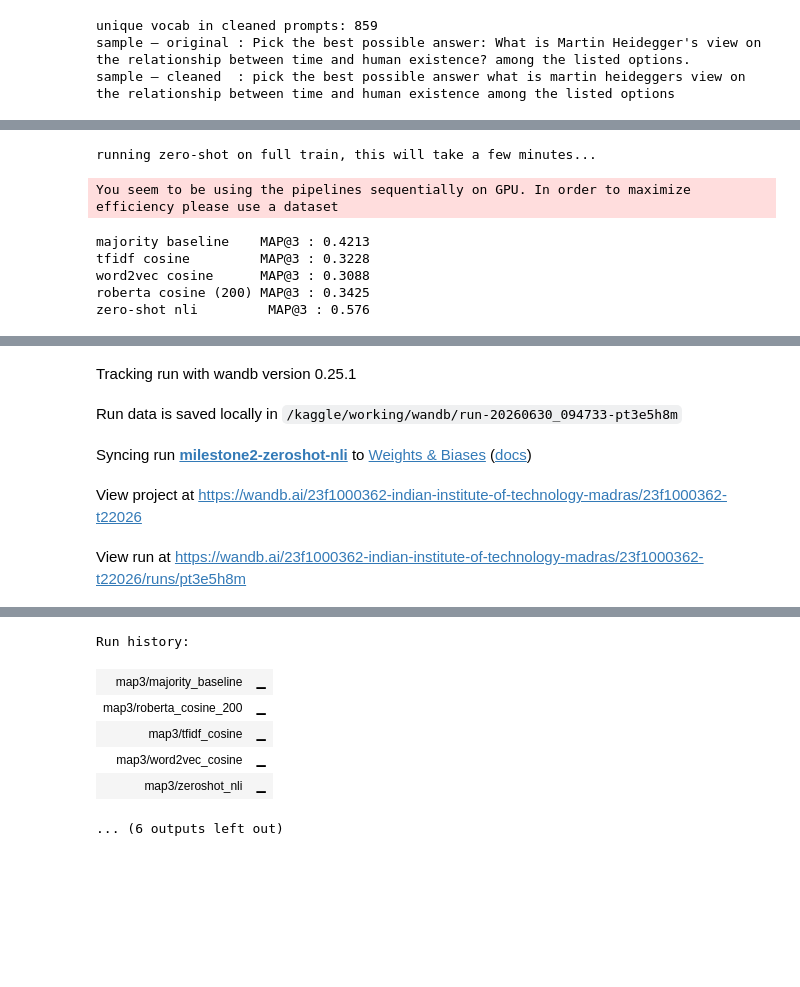
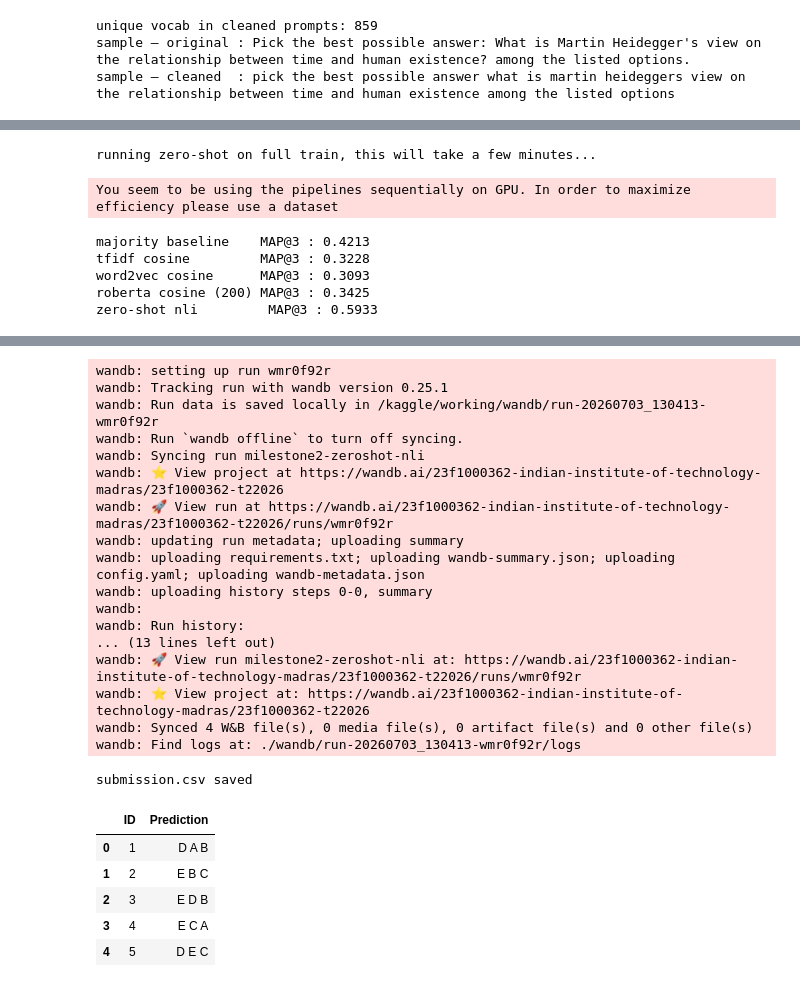
Before and after one commit to 23f1000362/dl-genai-project-23f1000362, a Jupyter notebook: notebooks/main_notebook.ipynb, the cells around one changed output, grey strips where cells are left out. Drawn from its saved outputs; the diff is of its cells as text; code cells hidden in the pictures; blank space fills up the shorter version.

Commit message:
Kaggle Notebook | DL-23f1000362-notebook-t22026 | Version 15

```diff
--- a/notebooks/main_notebook.ipynb
+++ b/notebooks/main_notebook.ipynb
@@ -142,11 +156,9 @@ print(f"\nattention layers: {len(sample_out.attentions)}, heads per layer: {samp
 print("this is how roberta learns which words to focus on relative to others")
 
 # zero shot classification pipeline
-# bart-large-mnli is trained on NLI (entailment) so it understands "does this option follow from this question"
-from transformers import pipeline
 zero_shot = pipeline(
     "zero-shot-classification",
-    model="facebook/bart-large-mnli",
+    model="cross-encoder/nli-deberta-v3-large",
     device=0 if device == "cuda" else -1
 )
 print("\nzero-shot pipeline loaded: facebook/bart-large-mnli")
@@ -217,10 +238,12 @@ def rank_roberta(row):
     sims = {o: float(cosine_similarity(pv, get_roberta_embedding(row[o]).reshape(1, -1))[0][0]) for o in OPTS}
     return sorted(sims, key=lambda x: sims[x], reverse=True)
 
-# zero shot ranking treats each option as a candidate label
+
 def rank_zeroshot(row):
-    candidate_labels = [row[o] for o in OPTS]
-    label_to_letter  = {row[o]: o for o in OPTS}
+    # framing options as proper hypothesis sentences rather than raw text
+    # NLI models are trained on sentence pairs
+    candidate_labels = [f"The correct answer is: {row[o]}" for o in OPTS]
+    label_to_letter  = {f"The correct answer is: {row[o]}": o for o in OPTS}
     result = zero_shot(row['prompt'], candidate_labels, multi_label=True)
     return [label_to_letter[l] for l in result['labels']]
 
@@ -277,7 +300,7 @@ wandb.log({
 })
 wandb.finish()
 
-# submission using zero-shot nli since it scored best
+# submission using zero-shot nli
 test_preds = [" ".join(rank_zeroshot(row)[:3]) for _, row in test.iterrows()]
 submission = pd.DataFrame({'ID': test['id'].values, 'Prediction': test_preds})
 submission.to_csv("submission.csv", index=False)
@@ -288,6 +311,6 @@ running zero-shot on full train, this will take a few minutes...
 You seem to be using the pipelines sequentially on GPU. In order to maximize efficiency please use a dataset
 majority baseline    MAP@3 : 0.4213
 tfidf cosine         MAP@3 : 0.3228
-word2vec cosine      MAP@3 : 0.3088
+word2vec cosine      MAP@3 : 0.3093
 roberta cosine (200) MAP@3 : 0.3425
-zero-shot nli         MAP@3 : 0.576
+zero-shot nli         MAP@3 : 0.5933
@@ -295,5 +316,0 @@ zero-shot nli         MAP@3 : 0.576
-Tracking run with wandb version 0.25.1
-Run data is saved locally in /kaggle/working/wandb/run-20260630_094733-pt3e5h8m
-Syncing run milestone2-zeroshot-nli to Weights & Biases (docs)
-View project at https://wandb.ai/23f1000362-indian-institute-of-technology-madras/23f1000362-t22026
-View run at https://wandb.ai/23f1000362-indian-institute-of-technology-madras/23f1000362-t22026/runs/pt3e5h8m
@@ -301,7 +317,24 @@ View run at https://wandb.ai/23f1000362-indian-institute-of-technology-madras/23
-Run history:
+wandb: setting up run wmr0f92r
+wandb: Tracking run with wandb version 0.25.1
+wandb: Run data is saved locally in /kaggle/working/wandb/run-20260703_130413-wmr0f92r
+wandb: Run `wandb offline` to turn off syncing.
+wandb: Syncing run milestone2-zeroshot-nli
+wandb: ⭐️ View project at https://wandb.ai/23f1000362-indian-institute-of-technology-madras/23f1000362-t22026
+wandb: 🚀 View run at https://wandb.ai/23f1000362-indian-institute-of-technology-madras/23f1000362-t22026/runs/wmr0f92r
+wandb: updating run metadata; uploading summary
+wandb: uploading requirements.txt; uploading wandb-summary.json; uploading config.yaml; uploading wandb-metadata.json
+wandb: uploading history steps 0-0, summary
+wandb:
+wandb: Run history:
+... (13 lines left out)
+wandb: 🚀 View run milestone2-zeroshot-nli at: https://wandb.ai/23f1000362-indian-institute-of-technology-madras/23f1000362-t22026/runs/wmr0f92r
+wandb: ⭐️ View project at: https://wandb.ai/23f1000362-indian-institute-of-technology-madras/23f1000362-t22026
+wandb: Synced 4 W&B file(s), 0 media file(s), 0 artifact file(s) and 0 other file(s)
+wandb: Find logs at: ./wandb/run-20260703_130413-wmr0f92r/logs
+submission.csv saved
-| map3/majority_baseline | ▁ |
-| map3/roberta_cosine_200 | ▁ |
-| map3/tfidf_cosine | ▁ |
-| map3/word2vec_cosine | ▁ |
-| map3/zeroshot_nli | ▁ |
+|  | ID | Prediction |
+| 0 | 1 | D A B |
+| 1 | 2 | E B C |
+| 2 | 3 | E D B |
+| 3 | 4 | E C A |
+| 4 | 5 | D E C |
-... (6 outputs left out)
```
Also changed, not shown: parts of 4 cells of this notebook.
